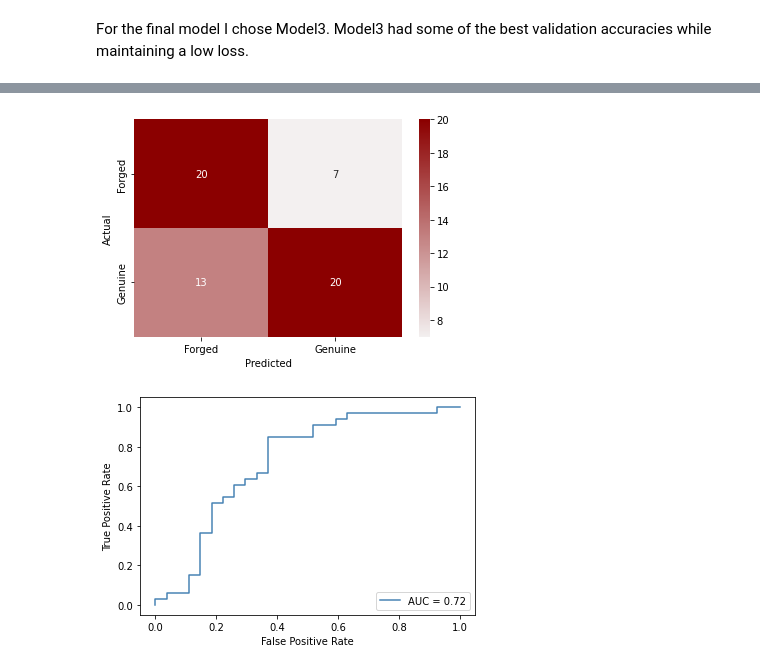
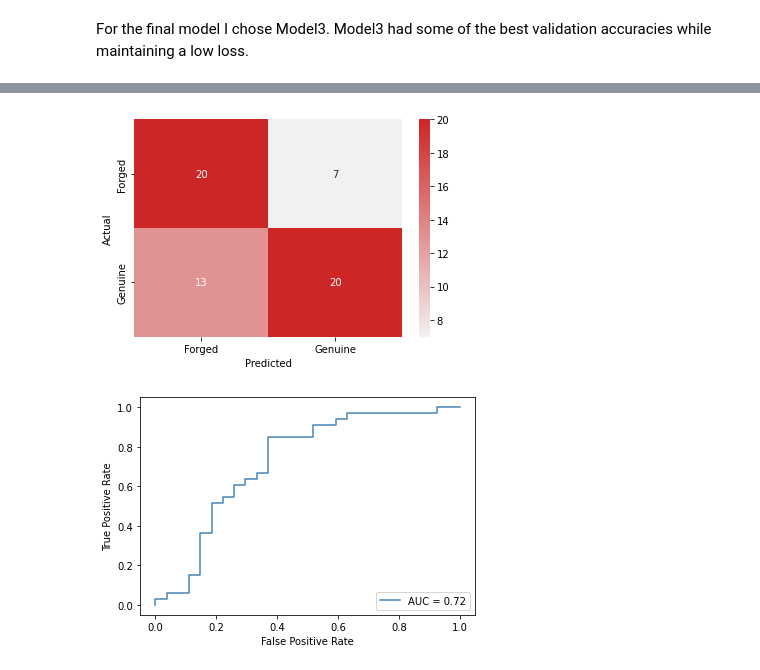
Before and after one commit to ZachRauch/Detecting_Signature_Fraud, a Jupyter notebook: Signature_Classification.ipynb, the cells around one changed output, grey strips where cells are left out. Saved outputs shown, nothing was run; the diff lists cells and outputs as text; code cells hidden in the pictures.

Commit message:
Updated visualization

```diff
--- a/Signature_Classification.ipynb
+++ b/Signature_Classification.ipynb
@@ -657,17 +657,17 @@ final_model.score(X_test, y_test)
 0.6666666865348816
 # %%
-color = sns.color_palette("light:#8B0000", as_cmap=True)
+color = sns.color_palette("light:#CD2626", as_cmap=True)
 preds = final_model.predict(X_test)
 cm = confusion_matrix(y_test, preds)
 sns.heatmap(cm, annot=True, cmap=color,
             xticklabels= ['Forged', 'Genuine'],
             yticklabels= ['Forged', 'Genuine'])
 plt.xlabel('Predicted')
 plt.ylabel('Actual')
 plt.savefig('/content/drive/MyDrive/confusion_matrix.png', dpi=200)
 plt.savefig('/content/drive/MyDrive/confusion_matrix.jpeg', dpi=200);
 # %% [output]
-[figure, old version]
+[figure, new version]
 # %%
 # generate a no skill prediction (majority class)
 ns_probs = [0 for _ in range(len(y_test))]
```
Also changed, not shown: parts of 2 cells of this notebook.
